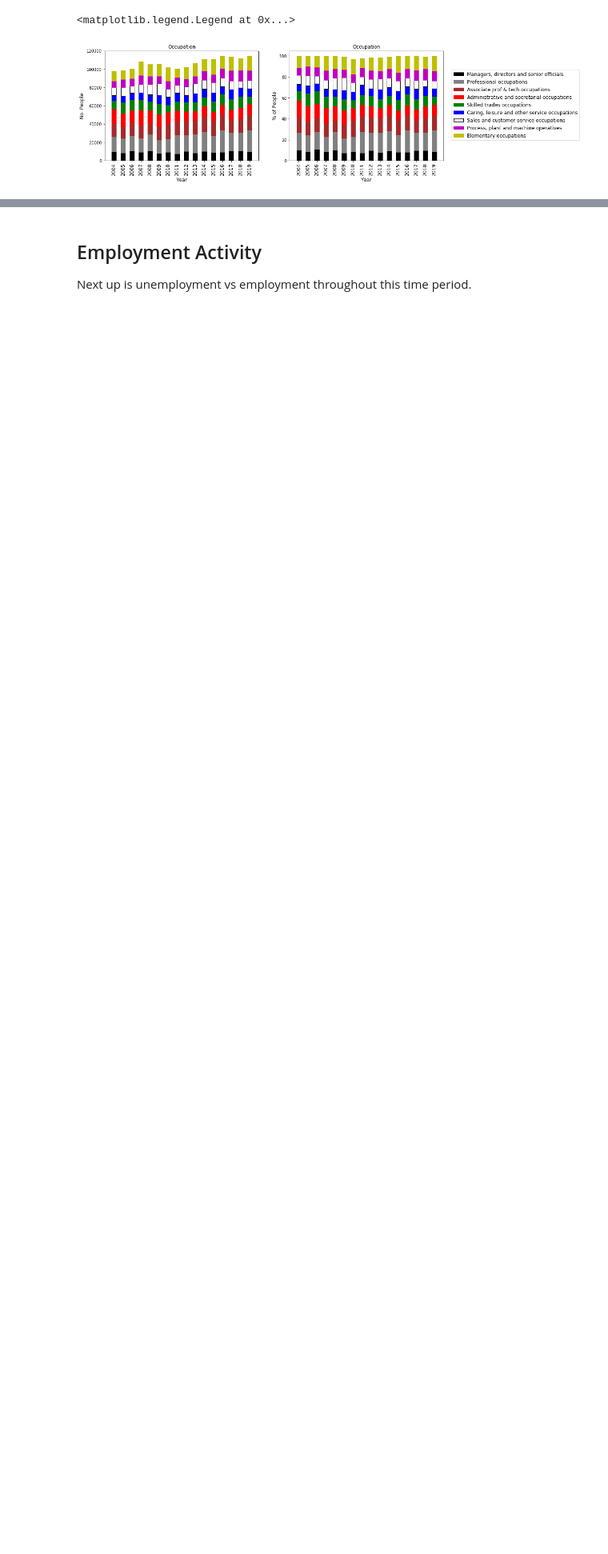
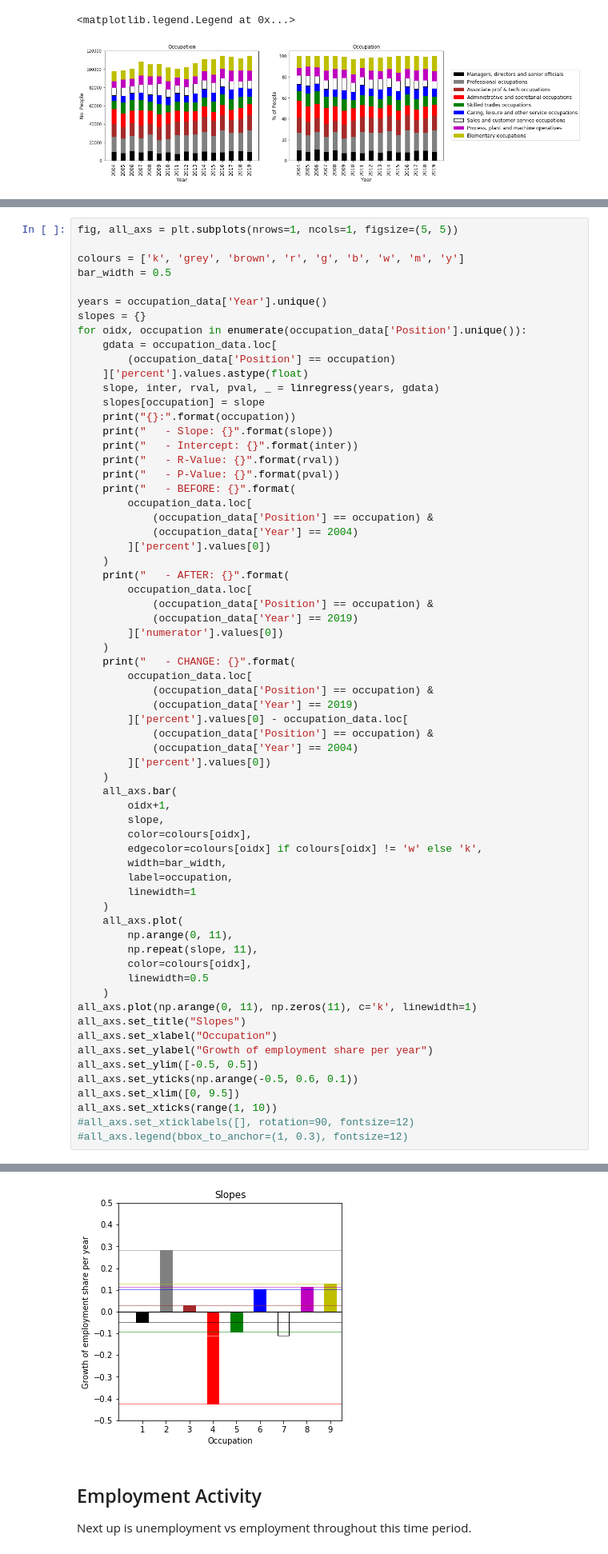
Before and after one commit to Sciprios/SwindonCovid, a Jupyter notebook: Salary/Earnings.ipynb, the cells around one changed output, grey strips where cells are left out. Shown at 80% size. Drawn from its saved outputs; the diff is of its cells as text; blank space fills up the shorter version.

```diff
--- a/Salary/Earnings.ipynb
+++ b/Salary/Earnings.ipynb
@@ -349,2 +391,68 @@ Associate prof & tech occupations:
 <matplotlib.legend.Legend at 0x...>
 [figure]
+# %%
+fig, all_axs = plt.subplots(nrows=1, ncols=1, figsize=(5, 5))
+
+colours = ['k', 'grey', 'brown', 'r', 'g', 'b', 'w', 'm', 'y']
+bar_width = 0.5
+
+years = occupation_data['Year'].unique()
+slopes = {}
+for oidx, occupation in enumerate(occupation_data['Position'].unique()):
+    gdata = occupation_data.loc[
+        (occupation_data['Position'] == occupation)
+    ]['percent'].values.astype(float)
+    slope, inter, rval, pval, _ = linregress(years, gdata)
+    slopes[occupation] = slope
+    print("{}:".format(occupation))
+    print("   - Slope: {}".format(slope))
+    print("   - Intercept: {}".format(inter))
+    print("   - R-Value: {}".format(rval))
+    print("   - P-Value: {}".format(pval))
+    print("   - BEFORE: {}".format(
+        occupation_data.loc[
+            (occupation_data['Position'] == occupation) &
+            (occupation_data['Year'] == 2004)
+        ]['percent'].values[0])
+    )
+    print("   - AFTER: {}".format(
+        occupation_data.loc[
+            (occupation_data['Position'] == occupation) &
+            (occupation_data['Year'] == 2019)
+        ]['numerator'].values[0])
+    )
+    print("   - CHANGE: {}".format(
+        occupation_data.loc[
+            (occupation_data['Position'] == occupation) &
+            (occupation_data['Year'] == 2019)
+        ]['percent'].values[0] - occupation_data.loc[
+            (occupation_data['Position'] == occupation) &
+            (occupation_data['Year'] == 2004)
+        ]['percent'].values[0])
+    )
+    all_axs.bar(
+        oidx+1,
+        slope,
+        color=colours[oidx],
+        edgecolor=colours[oidx] if colours[oidx] != 'w' else 'k',
+        width=bar_width,
+        label=occupation,
+        linewidth=1
+    )
+    all_axs.plot(
+        np.arange(0, 11),
+        np.repeat(slope, 11),
+        color=colours[oidx],
+        linewidth=0.5
+    )
+all_axs.plot(np.arange(0, 11), np.zeros(11), c='k', linewidth=1)
+all_axs.set_title("Slopes")
+all_axs.set_xlabel("Occupation")
+all_axs.set_ylabel("Growth of employment share per year")
+all_axs.set_ylim([-0.5, 0.5])
+all_axs.set_yticks(np.arange(-0.5, 0.6, 0.1))
+all_axs.set_xlim([0, 9.5])
+all_axs.set_xticks(range(1, 10))
+#all_axs.set_xticklabels([], rotation=90, fontsize=12)
+#all_axs.legend(bbox_to_anchor=(1, 0.3), fontsize=12)
+# %% [output]
@@ -351,3 +485,4 @@ Associate prof & tech occupations:
+[figure, added]
 # %% [markdown]
 ## Employment Activity
 
```
Also changed, not shown: parts of 3 cells of this notebook.
